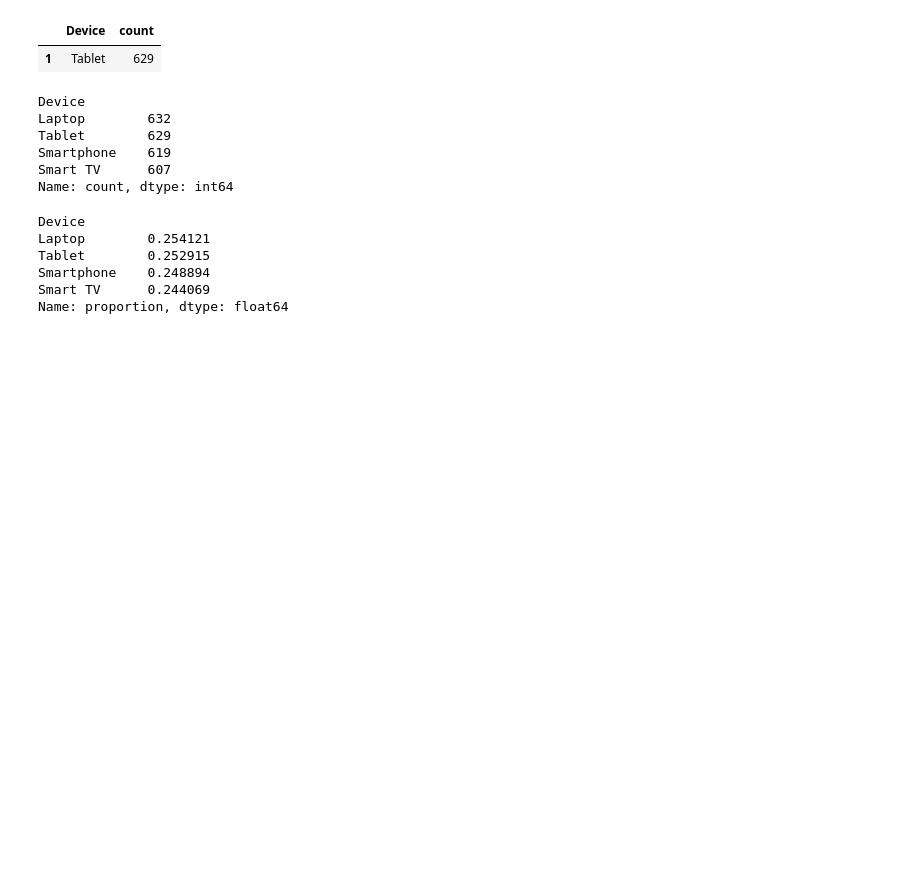
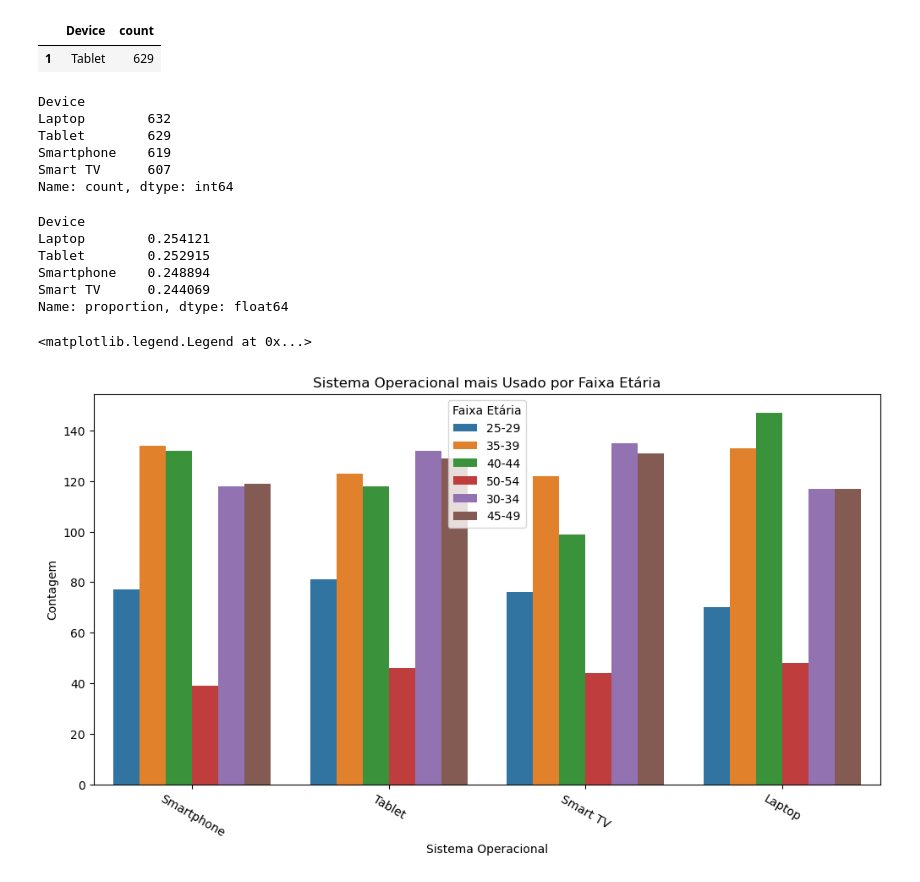
Before and after one commit to reprograma/on26-python-s14-analise-de-dados, a Jupyter notebook: material/aula_s14_parte1.ipynb, the cells around one changed output. Saved outputs shown, nothing was run; the diff lists cells and outputs as text; code cells hidden in the pictures; blank space fills up the shorter version.

```diff
--- a/material/aula_s14_parte1.ipynb
+++ b/material/aula_s14_parte1.ipynb
@@ -588,0 +585,25 @@ Name: proportion, dtype: float64
+# %%
+# 3 Crie visualizações que responda as seguintes perguntas:
+   # 1. Qual é o sistema operacional mais usado para cada faixa etária? Existe algum padrão? O tipo de aparelho muda de acordo com o grupo de idade?
+
+# definir tamanho da figura
+plt.figure(figsize=(12, 6))
+
+# instanciar o tipo de plotagem, no caso, um countplot usando x como o sistema operacional com tonalidades das barras definidas pelo grupo de idade
+sns.countplot(data = df_netflix,
+              x = 'Device',
+              hue = 'grupo_idade')
+
+# definir texto do título e eixos x e y
+plt.title('Sistema Operacional mais Usado por Faixa Etária')
+plt.xlabel('Sistema Operacional')
+plt.ylabel('Contagem')
+
+# como o texto do eixo x é longo, podemos rotacioná-lo para melhorar a visualização
+plt.xticks(rotation=330)
+
+# plotar e definir texto da legenda
+plt.legend(title = 'Faixa Etária')
+# %% [output]
+<matplotlib.legend.Legend at 0x...>
+[figure, added]
```
Also changed, not shown: parts of 6 cells of this notebook, 6 other files.
